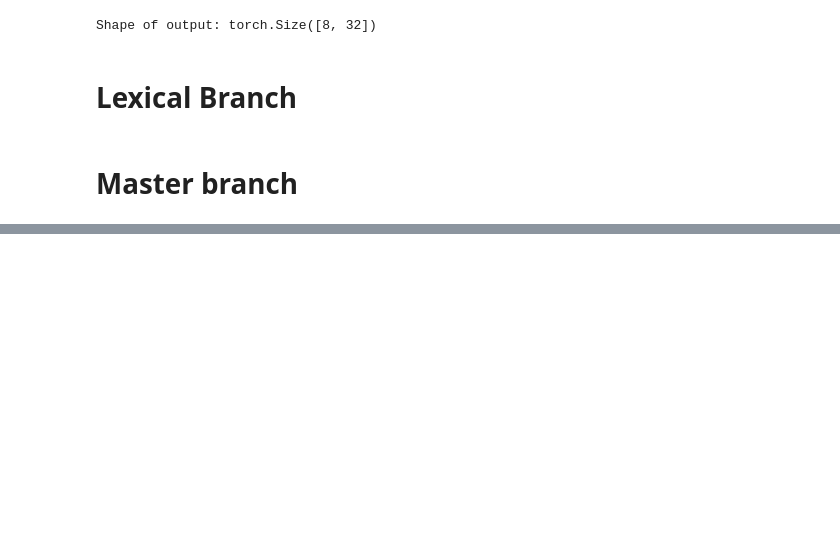
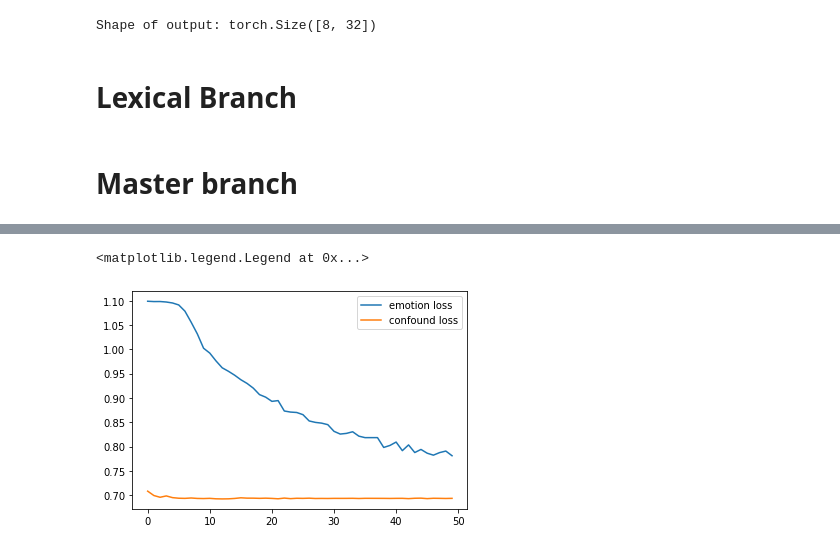
Before and after one commit to BrandonThaiTran/stressed_emotion, a Jupyter notebook: code/models.ipynb, the cells around one changed output, grey strips where cells are left out. Drawn from its saved outputs; the diff is of its cells as text; code cells hidden in the pictures; blank space fills up the shorter version.

```diff
--- a/code/models.ipynb
+++ b/code/models.ipynb
@@ -644,3 +653,11 @@ print(test_acc)
+# %%
+# plt.plot(range(epochs), loss, label = 'train loss')
+plt.plot(range(epochs), emotion_loss, label = 'emotion loss')
+plt.plot(range(epochs), confound_loss, label = 'confound loss')
+plt.legend()
+# %% [output]
+<matplotlib.legend.Legend at 0x...>
+[figure, added]
 # %%
 acc = []
 uar = []
```
Also changed, not shown: parts of 23 cells of this notebook.
